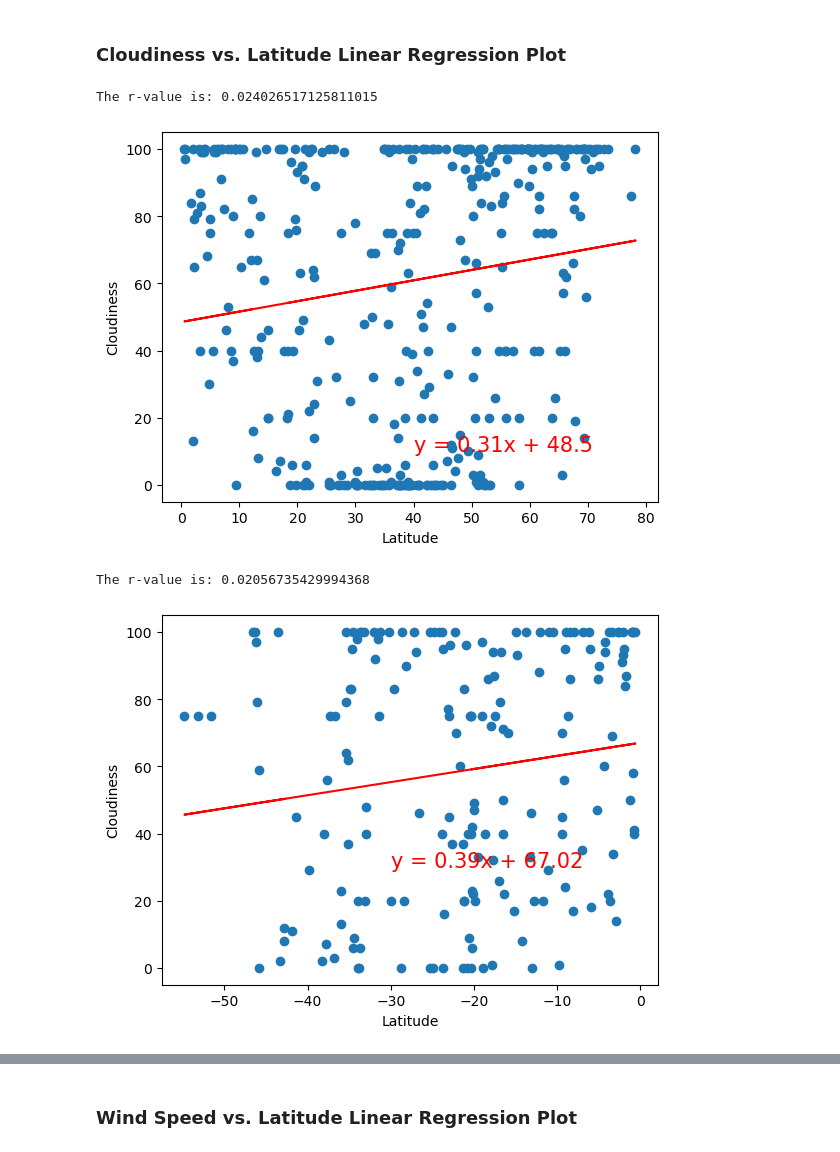
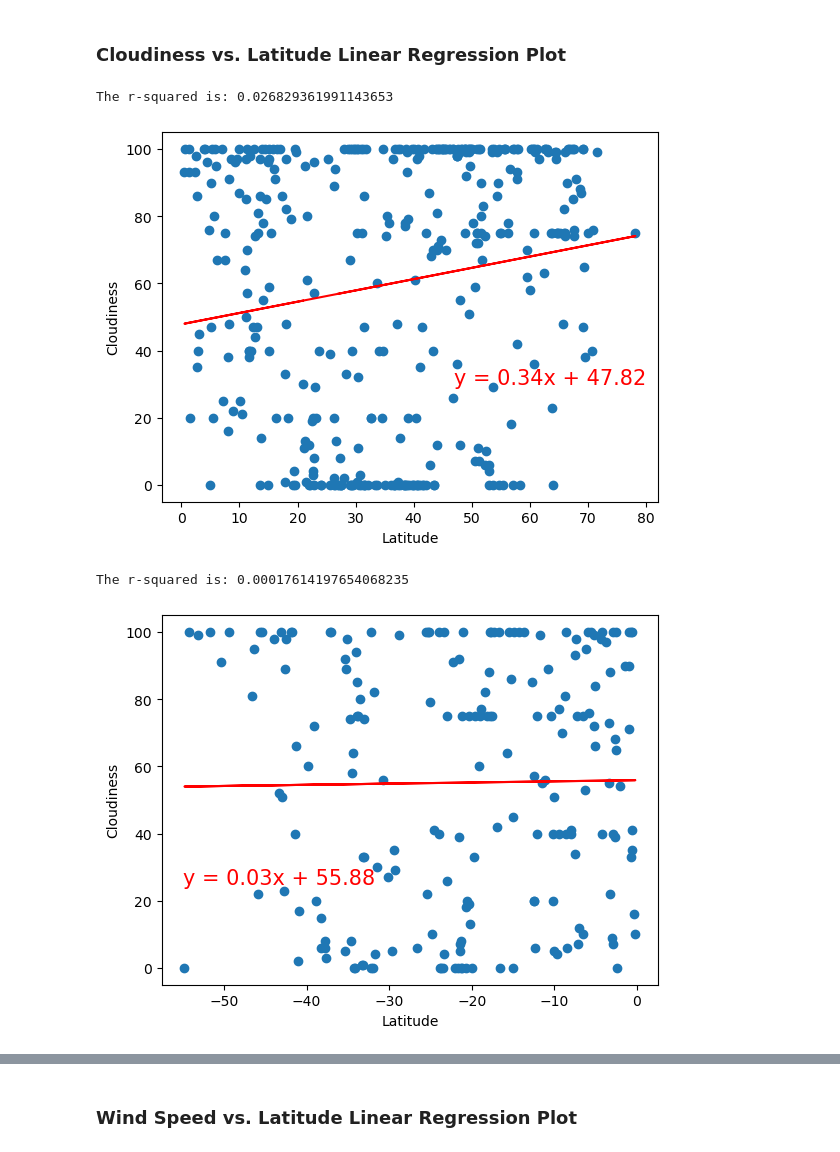
Before and after one commit to meera-patel01/python-api-challenge, a Jupyter notebook: WeatherPy.ipynb, the cells around one changed output, grey strips where cells are left out. Saved outputs shown, nothing was run; the diff lists cells and outputs as text; code cells hidden in the pictures.

```diff
--- a/WeatherPy.ipynb
+++ b/WeatherPy.ipynb
@@ -429,34 +388,34 @@ The r-squared is: 7.138948712725354e-05
 # %%
 # Northern Hemisphere
 x_values = northern_hemi_df['Lat']
-y_values = northern_hemi_df['Max Temp']
+y_values = northern_hemi_df['Cloudiness']
 (slope, intercept, rvalue, pvalue, stderr) = linregress(x_values, y_values)
 regress_values = x_values * slope + intercept
 line_eq = "y = " + str(round(slope,2)) + "x + " + str(round(intercept,2))
 plt.scatter(x_values,y_values)
 plt.plot(x_values,regress_values,"r-")
-plt.annotate(line_eq,(2,-15),fontsize=15,color="red")
+plt.annotate(line_eq,(47,30),fontsize=15,color="red")
 plt.xlabel('Latitude')
-plt.ylabel('Max Temp')
+plt.ylabel('Cloudiness')
 print(f"The r-squared is: {rvalue**2}")
 plt.show()
 # %% [output]
-The r-value is: 0.024026517125811015
+The r-squared is: 0.026829361991143653
-[figure, old version]
+[figure, new version]
 # %%
 # Southern Hemisphere
 x_values = southern_hemi_df['Lat']
-y_values = southern_hemi_df['Max Temp']
+y_values = southern_hemi_df['Cloudiness']
 (slope, intercept, rvalue, pvalue, stderr) = linregress(x_values, y_values)
 regress_values = x_values * slope + intercept
 line_eq = "y = " + str(round(slope,2)) + "x + " + str(round(intercept,2))
 plt.scatter(x_values,y_values)
 plt.plot(x_values,regress_values,"r-")
-plt.annotate(line_eq,(-25,5),fontsize=15,color="red")
+plt.annotate(line_eq,(-55,25),fontsize=15,color="red")
 plt.xlabel('Latitude')
-plt.ylabel('Max Temp')
+plt.ylabel('Cloudiness')
 print(f"The r-squared is: {rvalue**2}")
 plt.show()
 # %% [output]
-The r-value is: 0.02056735429994368
+The r-squared is: 0.00017614197654068235
-[figure, old version]
+[figure, new version]
```
Also changed, not shown: parts of 26 cells of this notebook, 5 other files.
